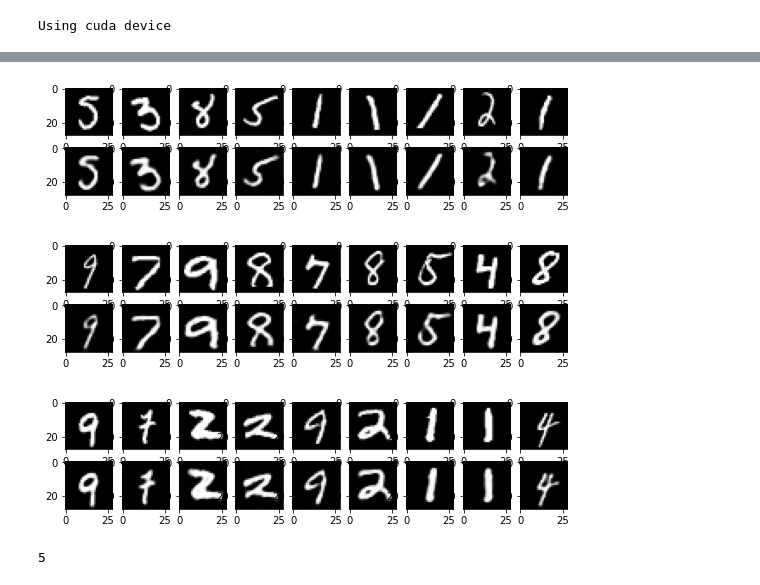
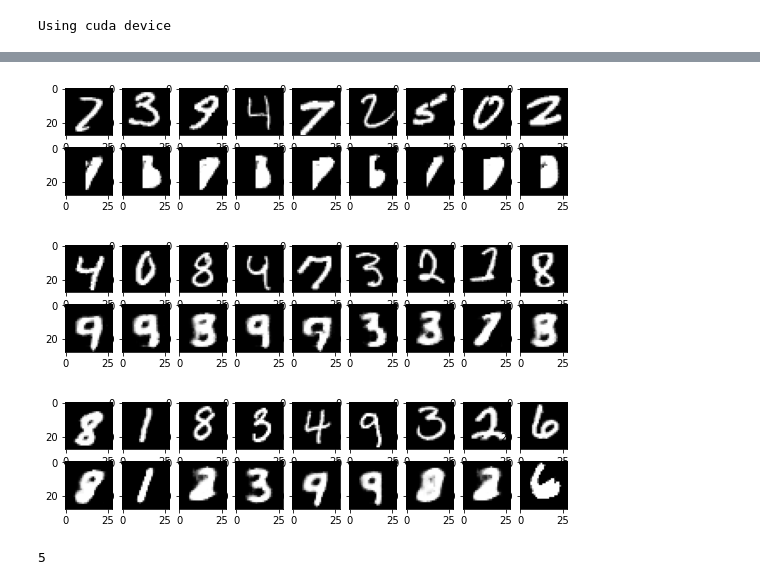
Before and after one commit to darioshehni/bsc-thesis-capnet, a Jupyter notebook: auto_encoder.ipynb, the cells around one changed output, grey strips where cells are left out. Cells and saved outputs as stored; diff of their text form; code cells hidden in the pictures.

```diff
--- a/auto_encoder.ipynb
+++ b/auto_encoder.ipynb
@@ -18,8 +18,9 @@ momentum = 0.5
 # Create data loaders.
 
 transform = torchvision.transforms.Compose([
+              torchvision.transforms.RandomCrop(28, 1),
               torchvision.transforms.ToTensor(),
-              #torchvision.transforms.Normalize((0.5,), (0.5,)),
+              torchvision.transforms.Normalize((0.1307,), (0.3081,))
               #torchvision.transforms.RandomRotation(20)
             ])
 train_dataloader = torch.utils.data.DataLoader(
@@ -51,30 +52,39 @@ class Autoencoder_conv(nn.Module):
     super().__init__()
     self.encoder = nn.Sequential(
         # N, 1, 28, 28
-        nn.Conv2d(1, 16, 3, stride=2, padding=1), # N, 16, 14, 14
+        nn.Conv2d(1, 32, 3, stride=2, padding=1), # N, 32, 14, 14
         nn.ReLU(),
-        nn.Conv2d(16, 32, 3, stride=2, padding=1), # N, 32, 7, 7
+        nn.Conv2d(32, 16, 3, stride=2, padding=1), # N, 16, 7, 7
         nn.ReLU(),
-        nn.Conv2d(32, 64, 7), # N, 64, 1, 1
+        nn.Conv2d(16, 16, 4, stride=2, padding=1), # N, 16, 3, 3
+        nn.ReLU(),
+        nn.Conv2d(16, 8, 3), # N, 8, 1, 1
+        nn.ReLU(),
+        nn.Conv2d(8, 2, 1), # N, 2, 1, 1
     )
     self.decoder = nn.Sequential(
         # N, 64, 1, 1
-        nn.ConvTranspose2d(64, 32, 7), # N, 32, 7, 7
+        nn.ConvTranspose2d(2, 8, 1), # N, 2, 1, 1
         nn.ReLU(),
-        nn.ConvTranspose2d(32, 16, 3, stride=2, padding=1, output_padding=1), # N, 16, 14, 14
+        nn.ConvTranspose2d(8, 16, 3), # N,
         nn.ReLU(),
-        nn.ConvTranspose2d(16, 1, 3, stride=2, padding=1, output_padding=1),  # N, 1, 28, 28
+        nn.ConvTranspose2d(16, 16, 4, stride=2, padding=1, output_padding=1), # N,
+        nn.ReLU(),
+        nn.ConvTranspose2d(16, 32, 3, stride=2, padding=1, output_padding=1), # N,
+        nn.ReLU(),
+        nn.ConvTranspose2d(32, 1, 3, stride=2, padding=1, output_padding=1),  # N,
         nn.Sigmoid()
     )
 
   def forward(self, x):
     encoded = self.encoder(x)
+    #print(x.shape)
     decoded = self.decoder(encoded)
     return decoded
 
 model = Autoencoder_conv().to(device)
 loss_fn = nn.MSELoss()
-optimizer = torch.optim.Adam(model.parameters(), lr=learning_rate, weight_decay=1e-5)
+optimizer = torch.optim.Adam(model.parameters(), lr=learning_rate)
 scheduler = StepLR(optimizer, step_size=1, gamma=0.99)
 # %%
 def train(dataloader, model, loss_fn, optimizer):
@@ -90,7 +100,7 @@ def train(dataloader, model, loss_fn, optimizer):
     print(f'Epoch:{epoch+1}, Loss:{loss.item():.4f}')
     return (epoch, img, recon)
 # %%
-epochs = 12
+epochs = 25
 outputs = []
 for epoch in range(epochs):
     print(f"Epoch {epoch+1}\n-------------------------------")
@@ -117,24 +127,23 @@ Epoch:12, Loss:0.0046
 Finished
 # %%
-for k in range(0, epochs, 4):
+for k in range(0, epochs, 5):
     plt.figure(figsize=(9, 2))
     plt.gray()
     imgs = outputs[k][1].detach().cpu().numpy()
     recon = outputs[k][2].detach().cpu().numpy()
     for i, item in enumerate(imgs):
         if i >= 9: break
         plt.subplot(2,9, i+1)
         plt.imshow(item[0])
 
-
     for i, item in enumerate(recon):
         if i >= 9: break
         plt.subplot(2, 9, 9+i+1)
         plt.imshow(item[0])
 # %% [output]
-[figure, old version]
+[figure, new version]
-[figure, old version]
+[figure, new version]
-[figure, old version]
+[figure, new version]
 # %%
 # %% [output]
 5
```
Also changed, not shown: parts of 1 cell of this notebook.
